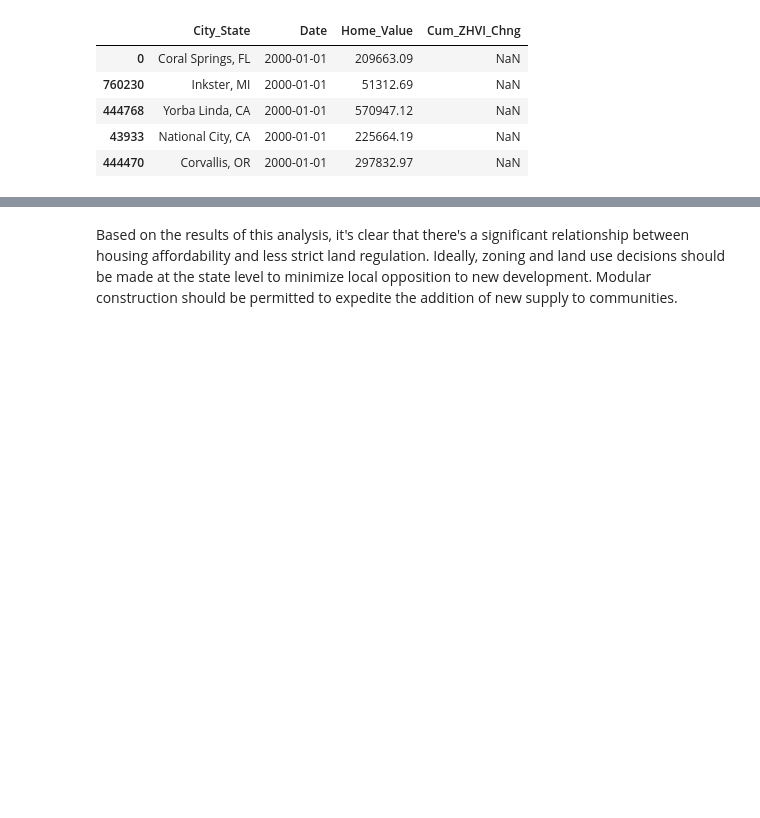
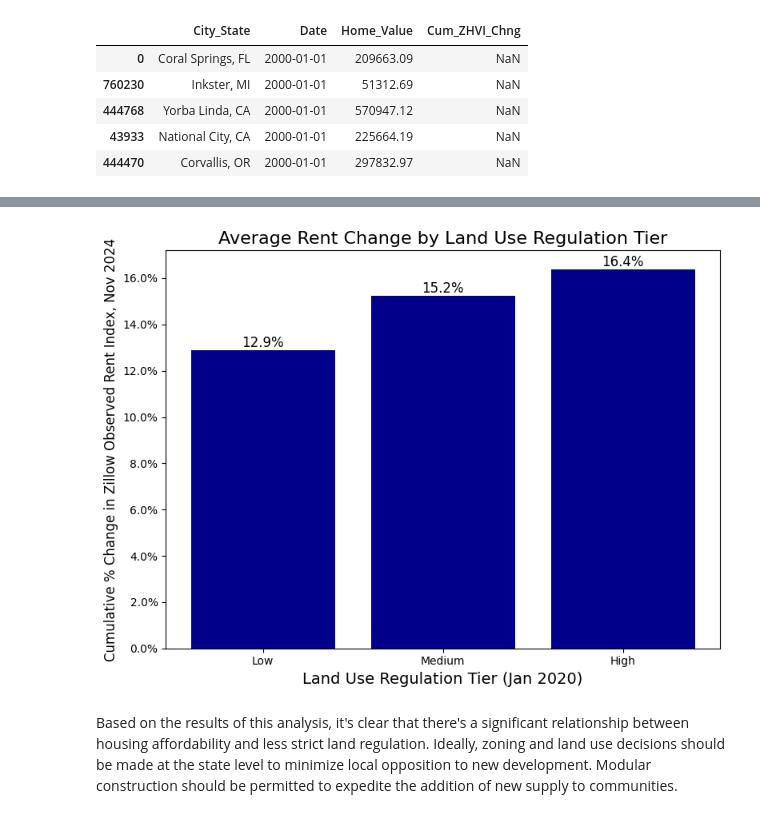
Before and after one commit to bradleypost/land-use-regulation-analysis, a Jupyter notebook: impact-of-land-use-regulation-on-real-estate-value.ipynb, the cells around one changed output, grey strips where cells are left out. Cells and saved outputs as stored; diff of their text form; code cells hidden in the pictures; blank space fills up the shorter version.

```diff
--- a/impact-of-land-use-regulation-on-real-estate-value.ipynb
+++ b/impact-of-land-use-regulation-on-real-estate-value.ipynb
@@ -316,2 +330,38 @@ plt.show()
+# %%
+x = df['Jan_2020_Land_Use_Reg_Index'].dropna()
+median = np.median(x)
+upper_qtrle = np.percentile(x, 75)
+bins = [df['Jan_2020_Land_Use_Reg_Index'].min(),median, upper_qtrle, df['Jan_2020_Land_Use_Reg_Index'].max()]
+labels = ['Low', 'Medium', 'High']
+
+df = df[df['Date'] == '11/1/2024']
+df['Land_Use_Tier'] = pd.cut(df['Jan_2020_Land_Use_Reg_Index'], bins=bins, labels=labels, include_lowest=True)
+
+# 2. Group by 'Land_Use_Tier' and calculate the average 'Cum_ZORI_Chng' for each tier
+avg_change_by_tier = df.groupby('Land_Use_Tier',observed=True)['Cum_ZORI_Chng'].mean().reset_index()
+
+# 3. Plot the result
+fig, ax = plt.subplots(figsize=(8, 6))
+ax.yaxis.set_major_formatter(PercentFormatter(1))
+
+# Bar plot of the average rent change by land use regulation tier
+bars = ax.bar(avg_change_by_tier['Land_Use_Tier'], avg_change_by_tier['Cum_ZORI_Chng'], color='darkblue')
+
+# Add text annotations on top of the bars
+for bar in bars:
+    height = bar.get_height()
+    ax.text(bar.get_x() + bar.get_width() / 2, height, f'{height:.1%}',
+            ha='center', va='bottom', fontsize=12)
+
+# Set labels, title, and formatting
+ax.set_xlabel('Land Use Regulation Tier (Jan 2020)', fontsize=14)
+ax.set_ylabel('Cumulative % Change in Zillow Observed Rent Index, Nov 2024', fontsize=12)
+plt.title(f"Average Rent Change by Land Use Regulation Tier", fontsize=16)
+
+# Display the plot
+plt.tight_layout()
+plt.show()
+# %% [output]
+[figure, added]
 # %% [markdown]
 Based on the results of this analysis, it's clear that there's a significant relationship between housing affordability and less strict land regulation. Ideally, zoning and land use decisions should be made at the state level to minimize local opposition to new development. Modular construction should be permitted to expedite the addition of new supply to communities.
```
Also changed, not shown: parts of 3 cells of this notebook.
